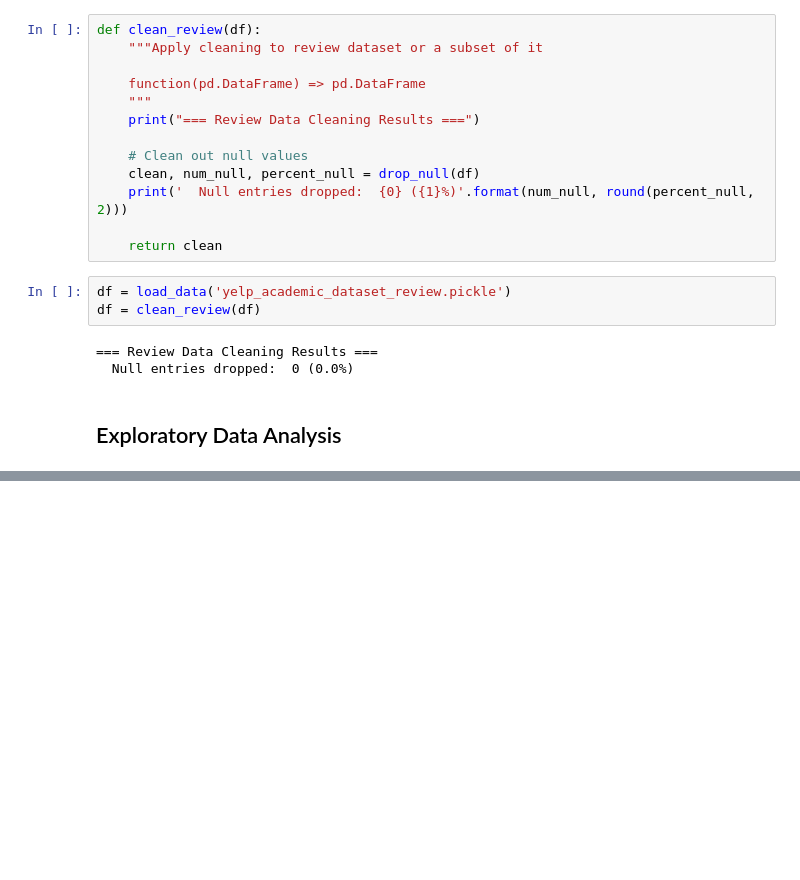
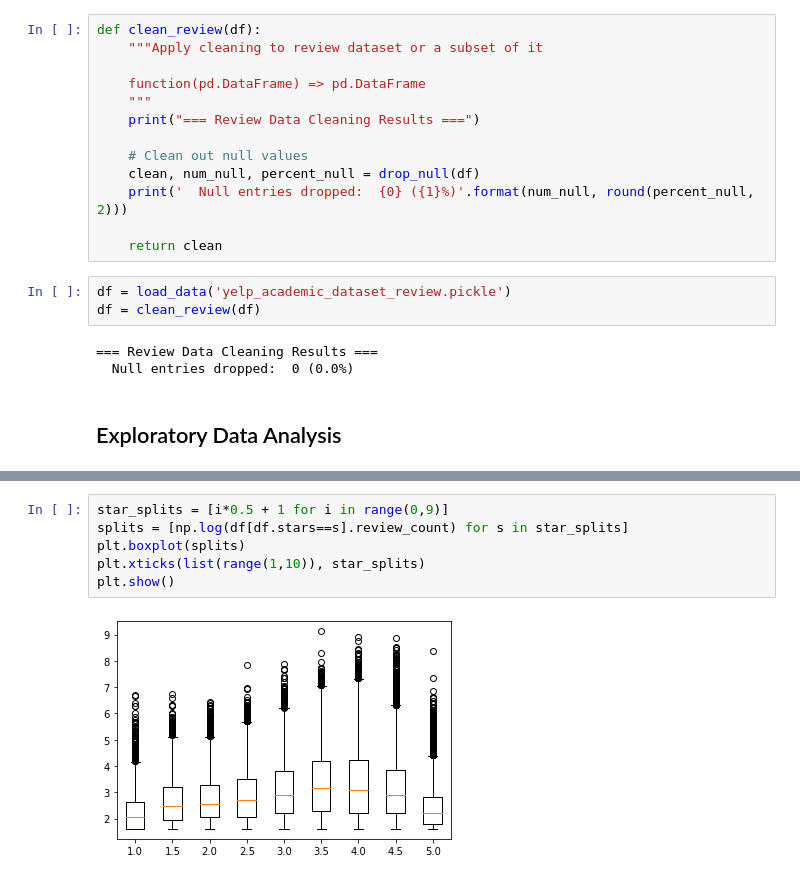
Before and after one commit to spencerfitch/yelp-datascience, a Jupyter notebook: project.ipynb, the cells around one changed output, grey strips where cells are left out. Drawn from its saved outputs; the diff is of its cells as text; blank space fills up the shorter version.

```diff
--- a/project.ipynb
+++ b/project.ipynb
@@ -164,0 +188,8 @@ df = clean_review(df)
+# %%
+star_splits = [i*0.5 + 1 for i in range(0,9)]
+splits = [np.log(df[df.stars==s].review_count) for s in star_splits]
+plt.boxplot(splits)
+plt.xticks(list(range(1,10)), star_splits)
+plt.show()
+# %% [output]
+[figure, added]
```
Also changed, not shown: parts of 6 cells of this notebook.
